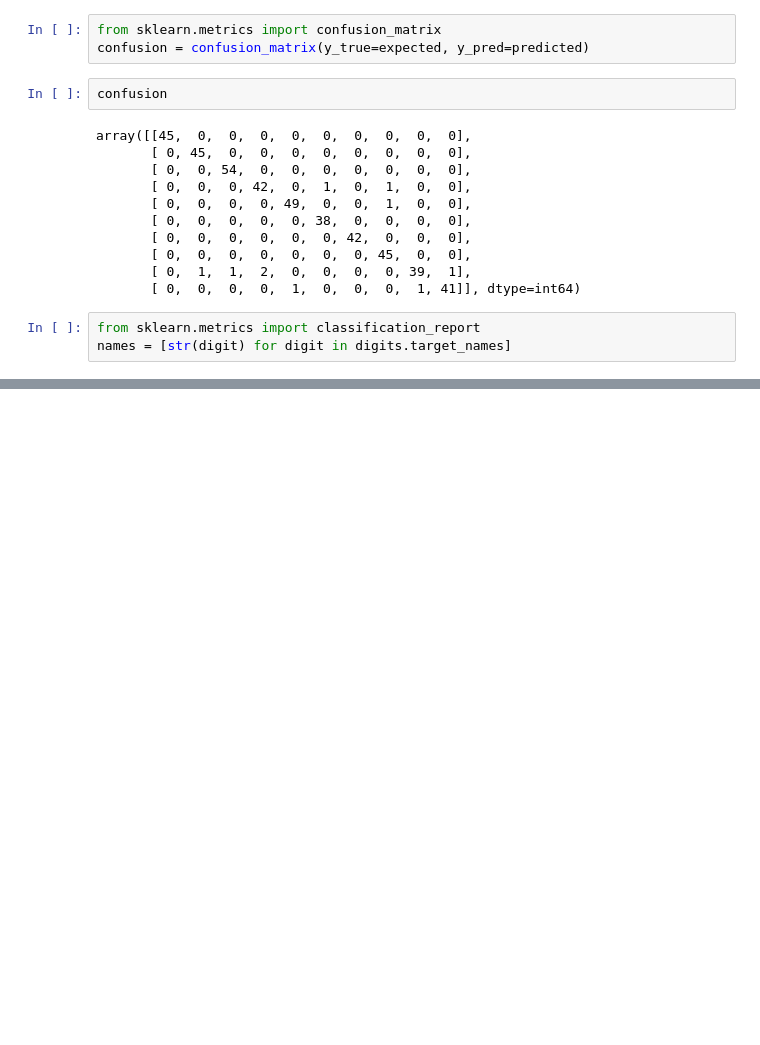
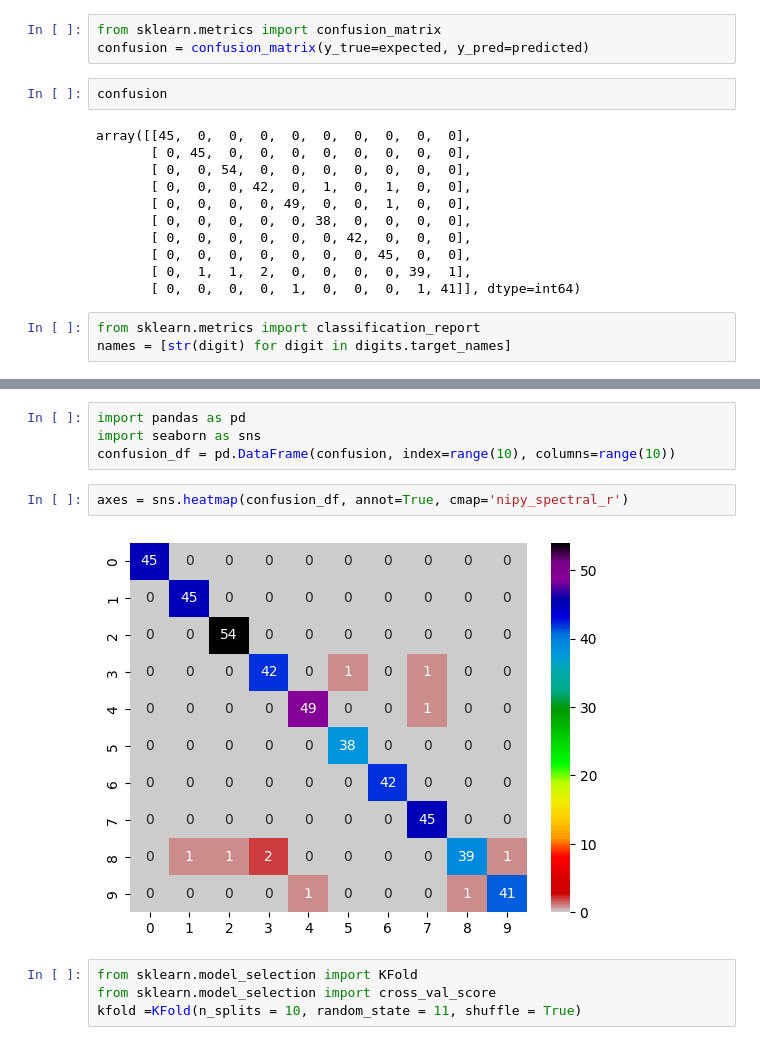
Before and after one commit to Hoskins-s559245/datafun-07-ml-predictive, a Jupyter notebook: Hoskins_Task2.ipynb, the cells around one changed output, grey strips where cells are left out. Cells and saved outputs as stored; diff of their text form; blank space fills up the shorter version.

```diff
--- a/Hoskins_Task2.ipynb
+++ b/Hoskins_Task2.ipynb
@@ -157,0 +177,12 @@ names = [str(digit) for digit in digits.target_names]
+# %%
+import pandas as pd
+import seaborn as sns
+confusion_df = pd.DataFrame(confusion, index=range(10), columns=range(10))
+# %%
+axes = sns.heatmap(confusion_df, annot=True, cmap='nipy_spectral_r')
+# %% [output]
+[figure, added]
+# %%
+from sklearn.model_selection import KFold
+from sklearn.model_selection import cross_val_score
+kfold =KFold(n_splits = 10, random_state = 11, shuffle = True)
```
Also changed, not shown: parts of 15 cells of this notebook, 2 other files.
